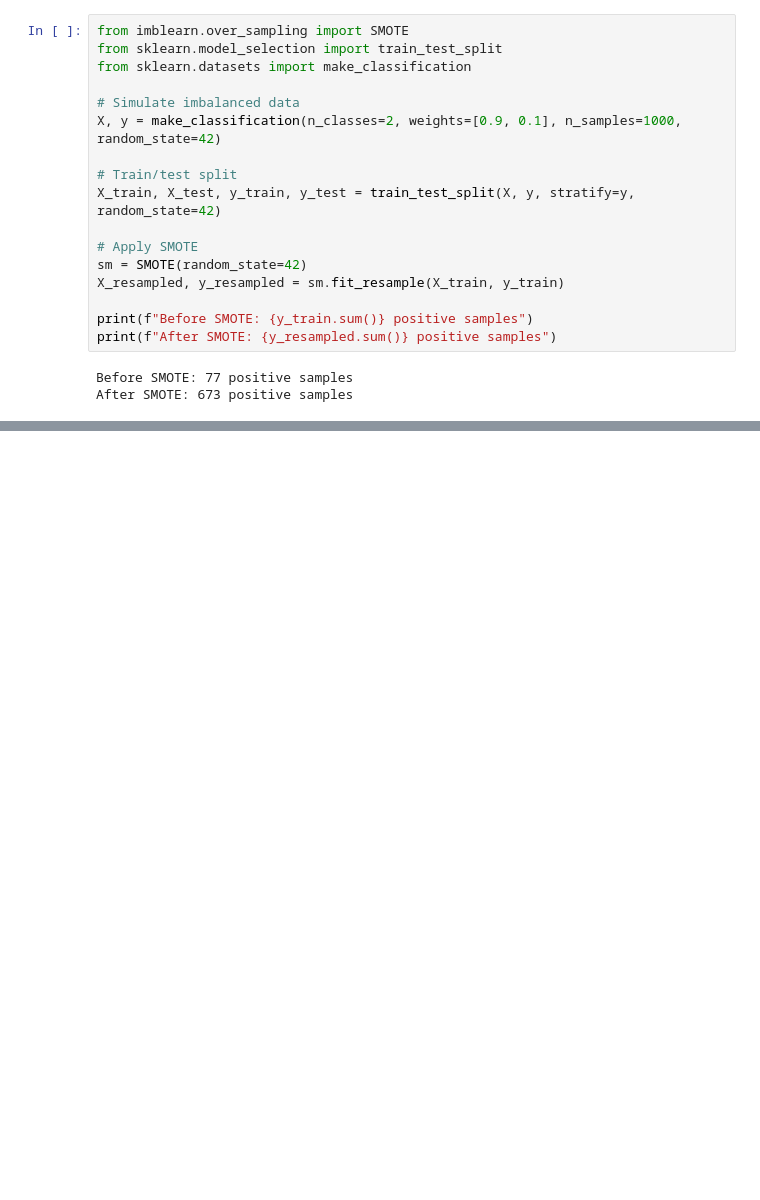
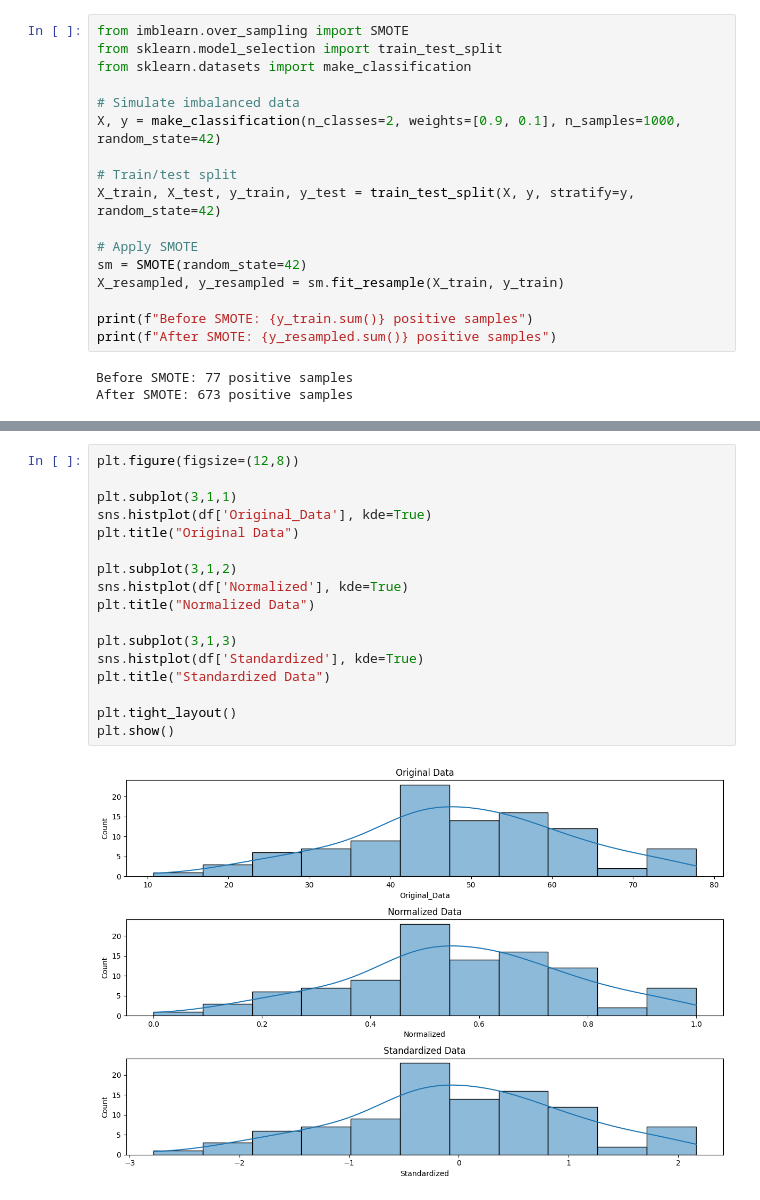
Before and after one commit to pratikadamas/DS-ML-NLP, a Jupyter notebook: EDA/EDA.ipynb, the cells around one changed output, grey strips where cells are left out. Drawn from its saved outputs; the diff is of its cells as text; blank space fills up the shorter version.

```diff
--- a/EDA/EDA.ipynb
+++ b/EDA/EDA.ipynb
@@ -294,0 +328,19 @@ After SMOTE: 673 positive samples
+# %%
+plt.figure(figsize=(12,8))
+
+plt.subplot(3,1,1)
+sns.histplot(df['Original_Data'], kde=True)
+plt.title("Original Data")
+
+plt.subplot(3,1,2)
+sns.histplot(df['Normalized'], kde=True)
+plt.title("Normalized Data")
+
+plt.subplot(3,1,3)
+sns.histplot(df['Standardized'], kde=True)
+plt.title("Standardized Data")
+
+plt.tight_layout()
+plt.show()
+# %% [output]
+[figure, added]
```
Also changed, not shown: parts of 1 cell of this notebook.
